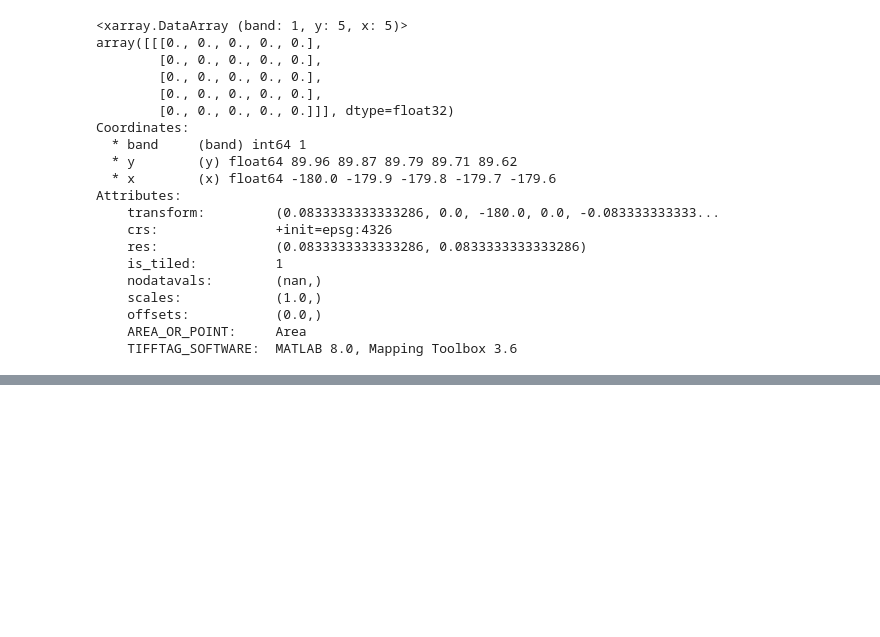
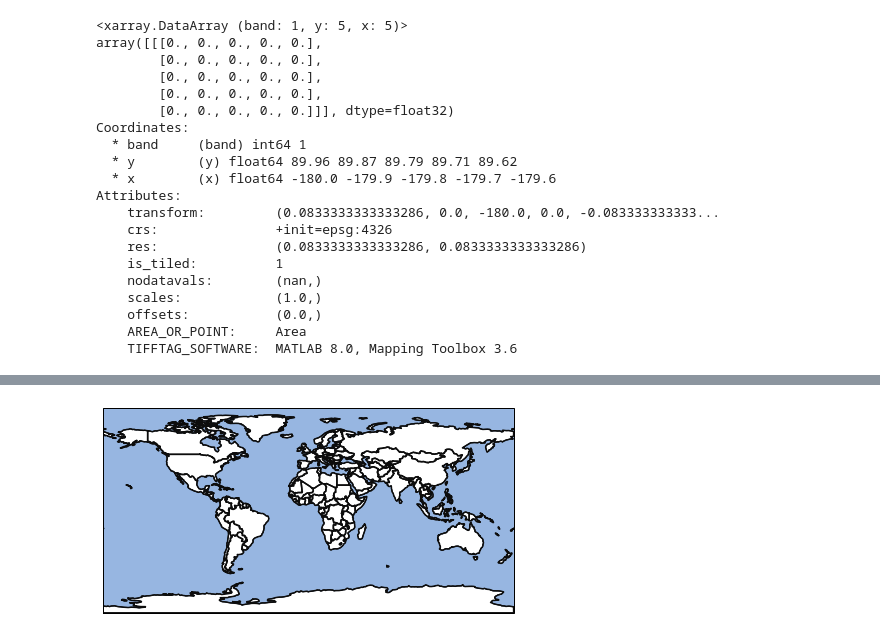
Before and after one commit to ijdershem/DS4Earth_ElNino, a Jupyter notebook: Claire.ipynb, the cells around one changed output, grey strips where cells are left out. Saved outputs shown, nothing was run; the diff lists cells and outputs as text; code cells hidden in the pictures; blank space fills up the shorter version.

```diff
--- a/Claire.ipynb
+++ b/Claire.ipynb
@@ -71,0 +161,5 @@ wheat_df = pd.data
+# %%
+mask = regionmask.defined_regions.natural_earth.countries_110.plot(add_label= False)
+plt.tight_layout()
+# %% [output]
+[figure, added]
```
Also changed, not shown: parts of 17 cells of this notebook.
